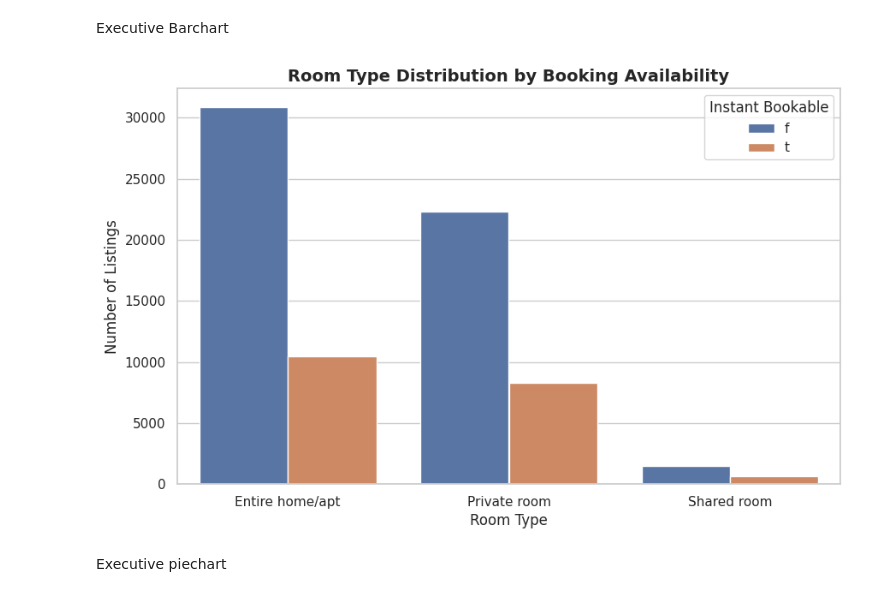
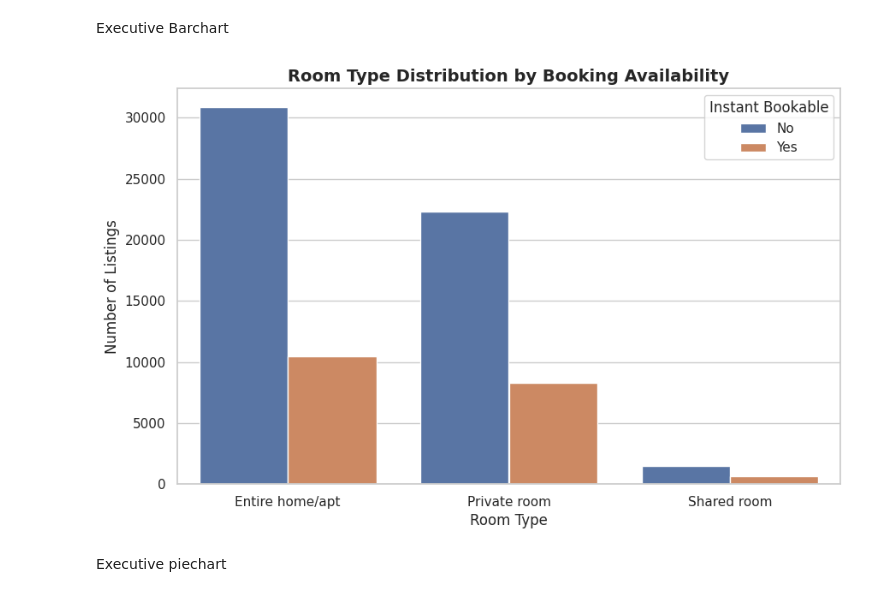
Before and after one commit to EverlineChea/Data-science---AirBnb-prediction, a Jupyter notebook: Class_AirBnB.ipynb, the cells around one changed output. Drawn from its saved outputs; the diff is of its cells as text; code cells hidden in the pictures.

```diff
--- a/Class_AirBnB.ipynb
+++ b/Class_AirBnB.ipynb
@@ -6,6 +6,6 @@ import numpy as np
 import matplotlib.pyplot as plt
 import seaborn as sns
 # %%
-df=pd.read_csv('/content/AirBNB.csv')
+df=pd.read_csv('/content/AirBNB (3).csv')
 # %% [markdown]
 Basic Data Inspection
@@ -304,19 +422,19 @@ Executive Barchart
 # %%
 #which room type dominates, and how do they differ in booking beahaviour
 sns.countplot(
     x='room_type',
     data=df,
-    hue='instant_bookable'
+    hue='is_bookable'
 )
 
 plt.title('Room Type Distribution by Booking Availability', fontsize=14, weight='bold')
 plt.xlabel('Room Type')
 plt.ylabel('Number of Listings')
 
 plt.legend(title='Instant Bookable')
 plt.show()
 # %% [output]
-[figure, old version]
+[figure, new version]
 # %% [markdown]
 Executive piechart
 # %%
```
Also changed, not shown: parts of 12 cells of this notebook.
